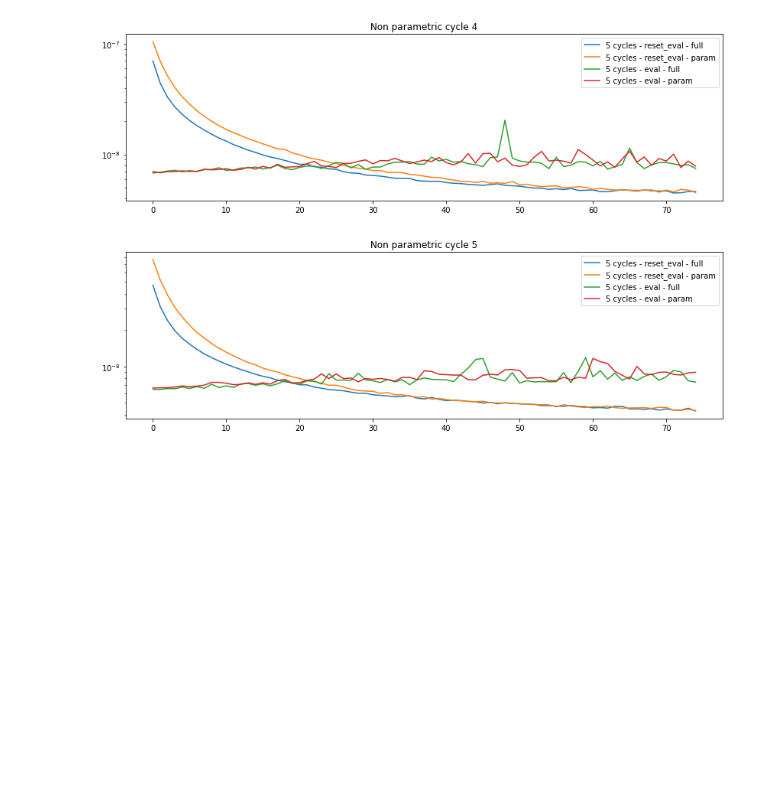
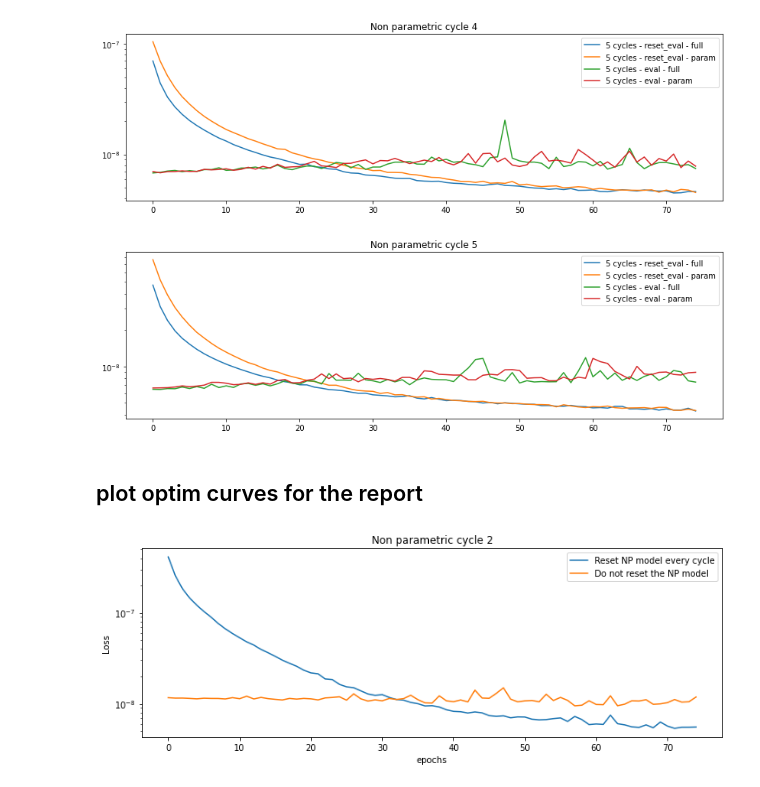
Before and after one commit to tobias-liaudat/wf-SEDs, a Jupyter notebook: HD_projected_optimisation/notebooks/HD_non_param_train_optimisation_curves.ipynb, the cells around one changed output. Cells and saved outputs as stored; diff of their text form; code cells hidden in the pictures; blank space fills up the shorter version.

Commit message:
Generate plots for the manuscript.

```diff
--- a/HD_projected_optimisation/notebooks/HD_non_param_train_optimisation_curves.ipynb
+++ b/HD_projected_optimisation/notebooks/HD_non_param_train_optimisation_curves.ipynb
@@ -38,3 +61,19 @@ for cycle_idx in range(n_cycles_list[-1]):
 [figure]
 [figure]
 [figure]
+# %% [markdown]
+## plot optim curves for the report
+# %%
+cycle_idx=1
+plt.figure(figsize=(12,4))
+plt.plot(optim_hist_list[0]['nonparam_cycle{}'.format(cycle_idx+1)][plot_loss], label='Reset NP model every cycle')
+plt.plot(optim_hist_list[2]['nonparam_cycle{}'.format(cycle_idx+1)][plot_loss], label='Do not reset the NP model')
+plt.yscale('log')
+plt.title('Non parametric cycle {}'.format(cycle_idx+1))
+plt.xlabel('epochs')
+plt.ylabel('Loss')
+plt.legend()
+plt.savefig('../figures/optimisation_curves_reset_vs_no_reset-new_scenario.pdf')
+plt.show()
+# %% [output]
+[figure, added]
```
Also changed, not shown: parts of 2 cells of this notebook, 6 other files.
